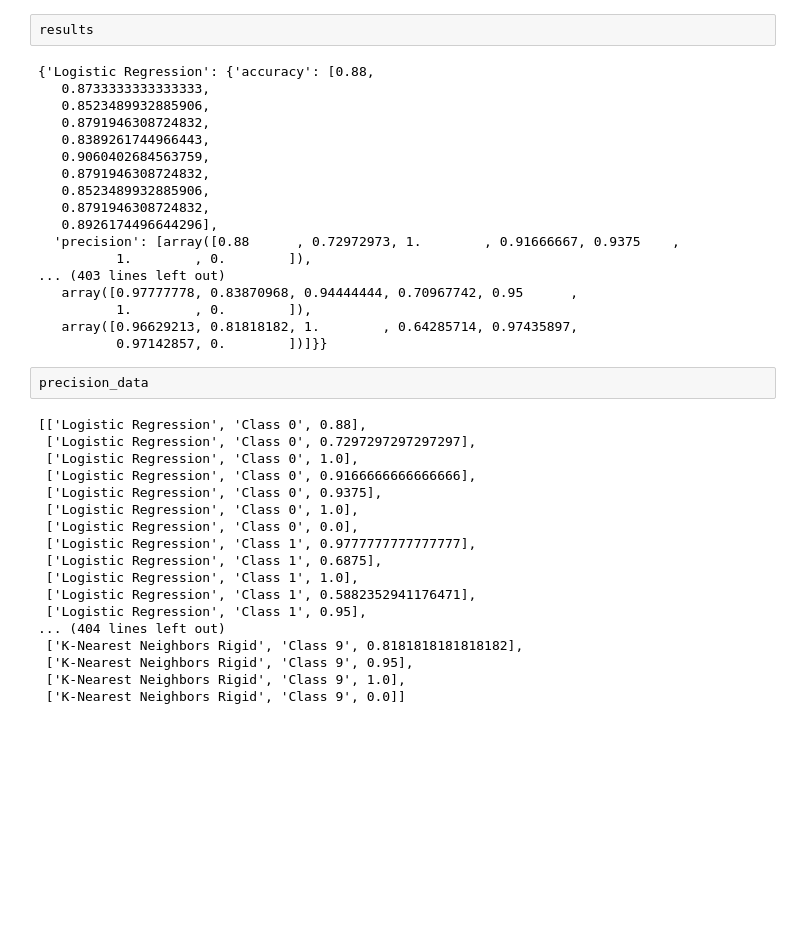
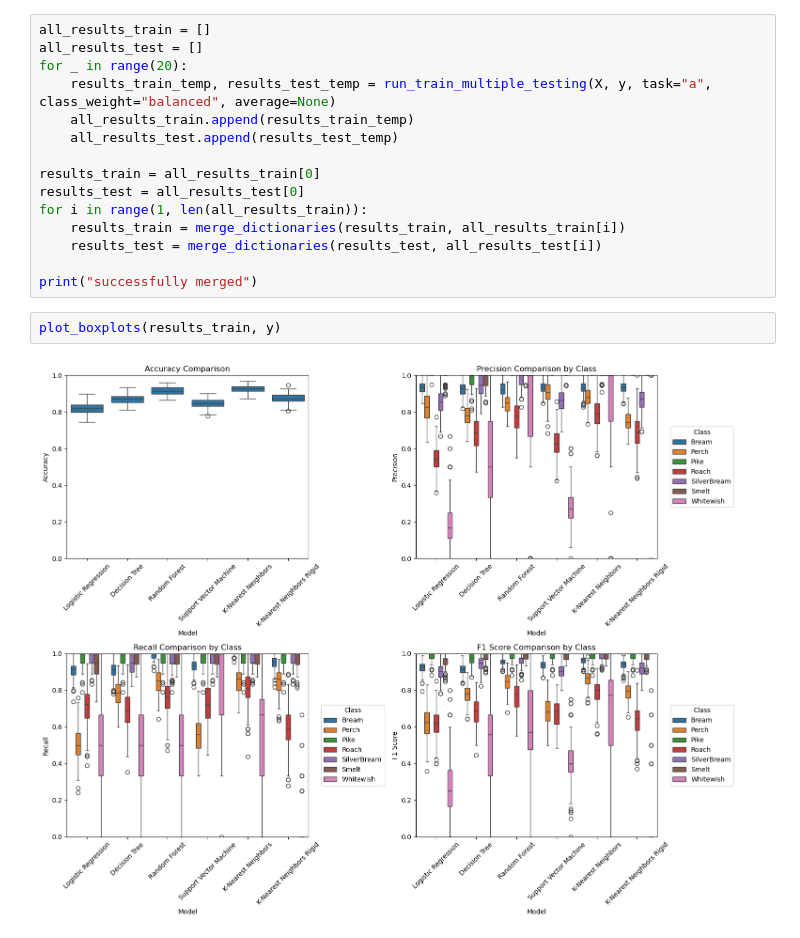
Before and after one commit to rikardradovac/mve441, a Jupyter notebook: question1.ipynb, the cells around one changed output. Cells and saved outputs as stored; diff of their text form; blank space fills up the shorter version.

```diff
--- a/question1.ipynb
+++ b/question1.ipynb
@@ -195,40 +259,19 @@ plt.show()
-# %%
-results
-# %% [output]
-{'Logistic Regression': {'accuracy': [0.88,
-   0.8733333333333333,
-   0.8523489932885906,
-   0.8791946308724832,
-   0.8389261744966443,
-   0.9060402684563759,
-   0.8791946308724832,
-   0.8523489932885906,
-   0.8791946308724832,
-   0.8926174496644296],
-  'precision': [array([0.88      , 0.72972973, 1.        , 0.91666667, 0.9375    ,
-          1.        , 0.        ]),
-... (403 lines left out)
-   array([0.97777778, 0.83870968, 0.94444444, 0.70967742, 0.95      ,
-          1.        , 0.        ]),
-   array([0.96629213, 0.81818182, 1.        , 0.64285714, 0.97435897,
-          0.97142857, 0.        ])]}}
-# %%
-precision_data
-# %% [output]
-[['Logistic Regression', 'Class 0', 0.88],
- ['Logistic Regression', 'Class 0', 0.7297297297297297],
- ['Logistic Regression', 'Class 0', 1.0],
- ['Logistic Regression', 'Class 0', 0.9166666666666666],
- ['Logistic Regression', 'Class 0', 0.9375],
- ['Logistic Regression', 'Class 0', 1.0],
- ['Logistic Regression', 'Class 0', 0.0],
- ['Logistic Regression', 'Class 1', 0.9777777777777777],
- ['Logistic Regression', 'Class 1', 0.6875],
- ['Logistic Regression', 'Class 1', 1.0],
- ['Logistic Regression', 'Class 1', 0.5882352941176471],
- ['Logistic Regression', 'Class 1', 0.95],
-... (404 lines left out)
- ['K-Nearest Neighbors Rigid', 'Class 9', 0.8181818181818182],
- ['K-Nearest Neighbors Rigid', 'Class 9', 0.95],
- ['K-Nearest Neighbors Rigid', 'Class 9', 1.0],
- ['K-Nearest Neighbors Rigid', 'Class 9', 0.0]]
+# %%
+all_results_train = []
+all_results_test = []
+for _ in range(20):
+    results_train_temp, results_test_temp = run_train_multiple_testing(X, y, task="a", class_weight="balanced", average=None)
+    all_results_train.append(results_train_temp)
+    all_results_test.append(results_test_temp)
+
+results_train = all_results_train[0]
+results_test = all_results_test[0]
+for i in range(1, len(all_results_train)):
+    results_train = merge_dictionaries(results_train, all_results_train[i])
+    results_test = merge_dictionaries(results_test, all_results_test[i])
+
+print("successfully merged")
+# %%
+plot_boxplots(results_train, y)
+# %% [output]
+[figure, added]
```
Also changed, not shown: parts of 14 cells of this notebook.
